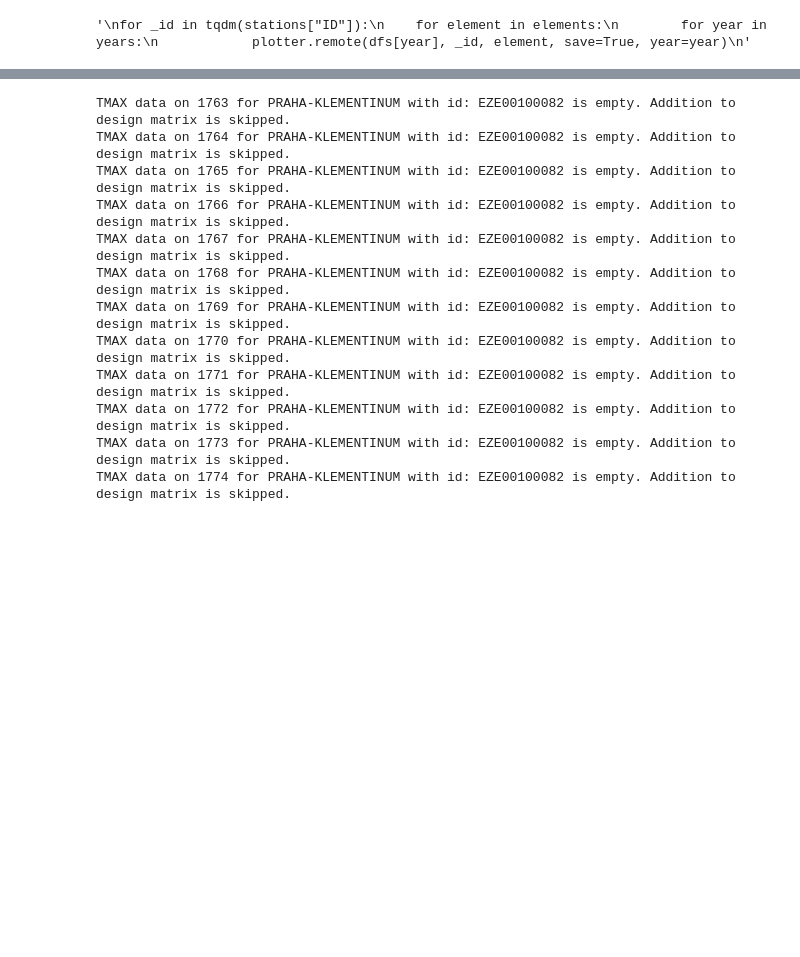
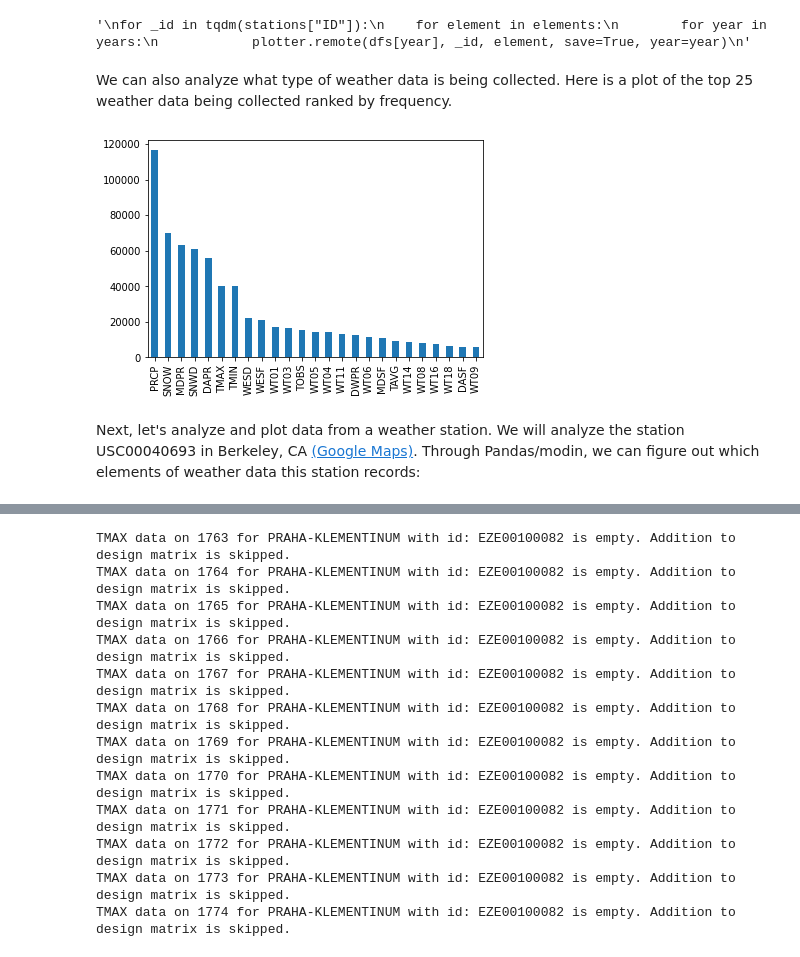
Before and after one commit to briancpark/aws-asdi, a Jupyter notebook: eda.ipynb, the cells around one changed output, grey strips where cells are left out. Cells and saved outputs as stored; diff of their text form; code cells hidden in the pictures; blank space fills up the shorter version.

```diff
--- a/eda.ipynb
+++ b/eda.ipynb
@@ -68,0 +101,4 @@ years = list(range(1763, 2022))
+# %%
+inventory = pd.read_fwf('s3://noaa-ghcn-pds/ghcnd-inventory.txt', widths=[12, 9, 10, 4, 5, 5], header=None)
+inventory.columns = ["ID", "LATITUDE", "LONGITUDE", "ELEMENT", "FIRSTYEAR", "LASTYEAR"]
+inventory
@@ -260,3 +343,11 @@ for _id in tqdm(stations["ID"]):
 """
 # %% [output]
 '\nfor _id in tqdm(stations["ID"]):\n    for element in elements:\n        for year in years:\n            plotter.remote(dfs[year], _id, element, save=True, year=year)\n'
+# %% [markdown]
+We can also analyze what type of weather data is being collected. Here is a plot of the top 25 weather data being collected ranked by frequency.
+# %%
+inventory["ELEMENT"].value_counts().head(25).plot(kind="bar");
+# %% [output]
+[figure, added]
+# %% [markdown]
+Next, let's analyze and plot data from a weather station. We will analyze the station USC00040693 in Berkeley, CA [(Google Maps)](https://www.google.com/maps/place/37°52'27.8%22N+122°15'38.2%22W/@37.8744024,-122.2618614,17z/data=!3m1!4b1!4m5!3m4!1s0x0:0x0!8m2!3d37.8744!4d-122.2606). Through Pandas/modin, we can figure out which elements of weather data this station records:
```
Also changed, not shown: parts of 49 cells of this notebook, 1 other file.
